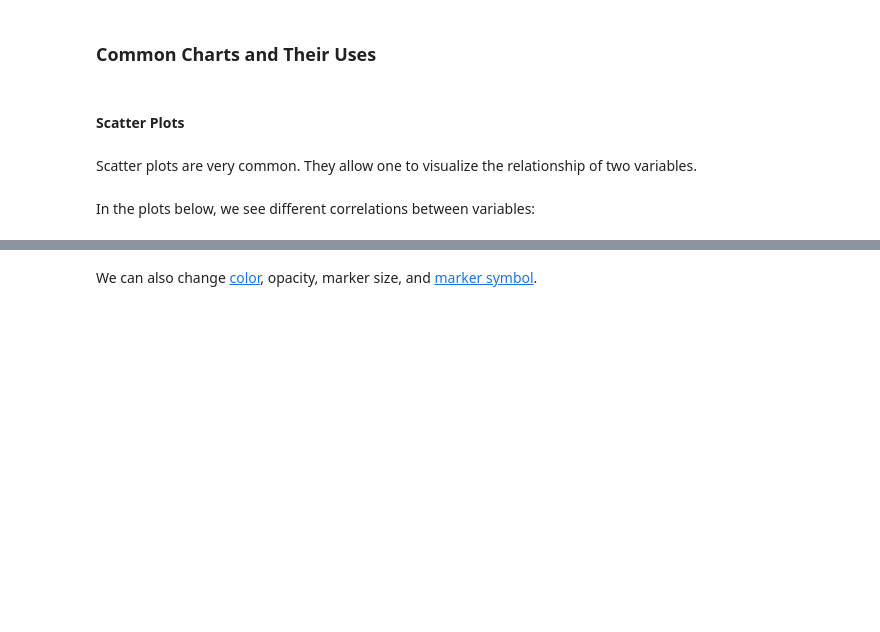
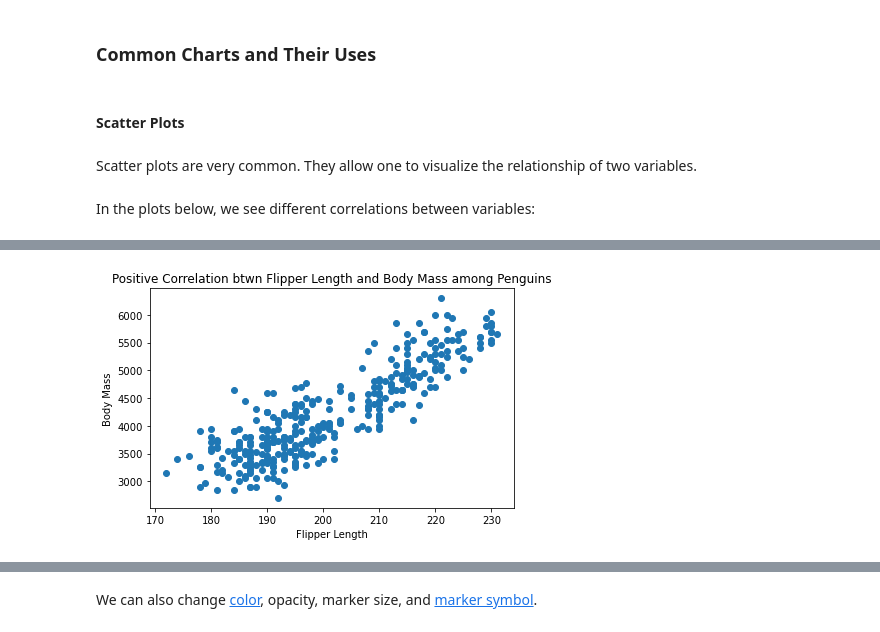
Before and after one commit to garrettwilliams90/ds-data_visualization-bvh32, a Jupyter notebook: data_visualization.ipynb, the cells around one changed output, grey strips where cells are left out. Saved outputs shown, nothing was run; the diff lists cells and outputs as text; code cells hidden in the pictures; blank space fills up the shorter version.

```diff
--- a/data_visualization.ipynb
+++ b/data_visualization.ipynb
@@ -271,15 +297,18 @@ penguins.head()
 # %%
 # This is the plotting syntax we recommend. Note that plt.subplots()
 # returns a _double_: the figure object and the axis object.
 
 fig, ax = plt.subplots()
 
-ax.scatter(penguins['flipper_length_mm'], penguins['body_mass_g'])
+ax.scatter(x=penguins['flipper_length_mm'], y=penguins['body_mass_g'])
 ax.set_xlabel('Flipper Length')
 ax.set_ylabel('Body Mass')
 ax.set_title('Positive Correlation btwn Flipper Length and Body Mass among Penguins')
 
 plt.tight_layout()
+#tight_layout hides the text output
+# %% [output]
+[figure, added]
 # %%
 # You will also see this syntax, but it gives you less control over
 # the plot! What similarities and differences do you see between
```
Also changed, not shown: parts of 12 cells of this notebook.
